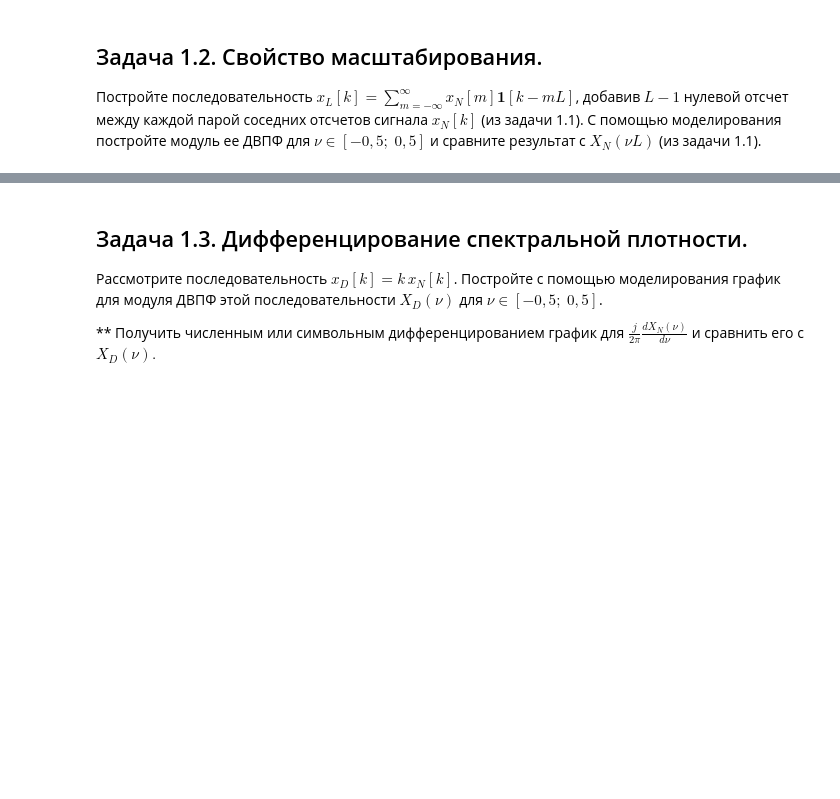
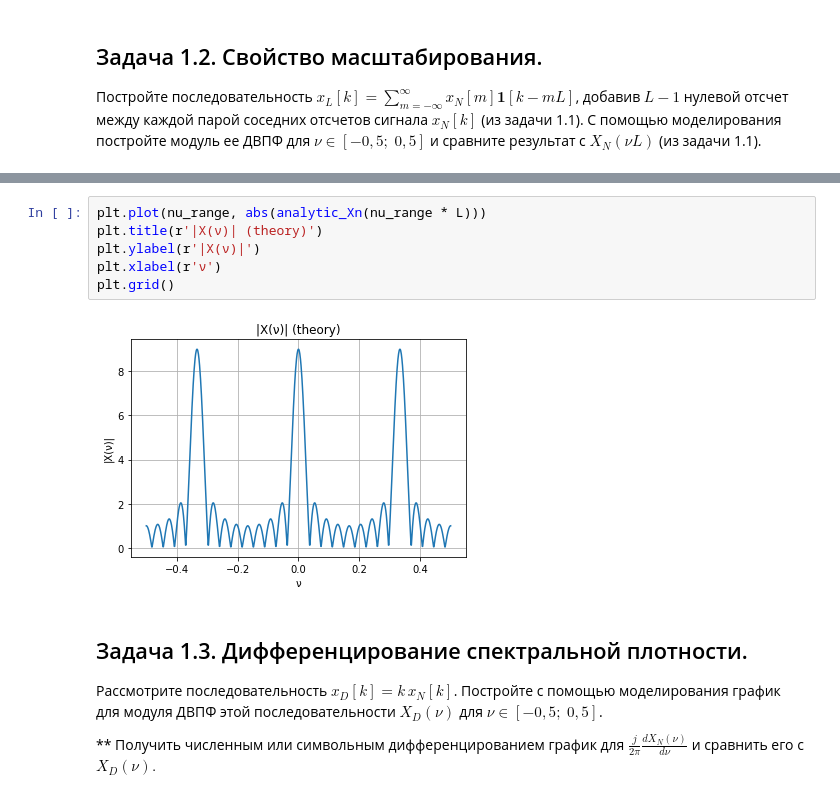
Before and after one commit to crazyguevaraa/RPhys, a Jupyter notebook: Lab2_task.ipynb, the cells around one changed output, grey strips where cells are left out. Cells and saved outputs as stored; diff of their text form; blank space fills up the shorter version.

```diff
--- a/Lab2_task.ipynb
+++ b/Lab2_task.ipynb
@@ -36,3 +167,11 @@ $\int_{-0,5{{f}_{\text{д}}}}^{0,5{{f}_{\text{д}}}}{|}X(f){{|}^{2}}df=\frac{1}{
+# %%
+plt.plot(nu_range, abs(analytic_Xn(nu_range * L)))
+plt.title(r'|X(ν)| (theory)')
+plt.ylabel(r'|X(ν)|')
+plt.xlabel(r'ν')
+plt.grid()
+# %% [output]
+[figure, added]
 # %% [markdown]
 ## Задача 1.3.  Дифференцирование спектральной плотности.
 Рассмотрите последовательность ${{x}_{D}}[k]=k\,{{x}_{N}}[k]$.  Постройте с помощью моделирования график для модуля ДВПФ этой последовательности ${{X}_{D}}(\nu )$ для $\nu \in [-0,5; \;0,5]$.
```
Also changed, not shown: parts of 28 cells of this notebook.
